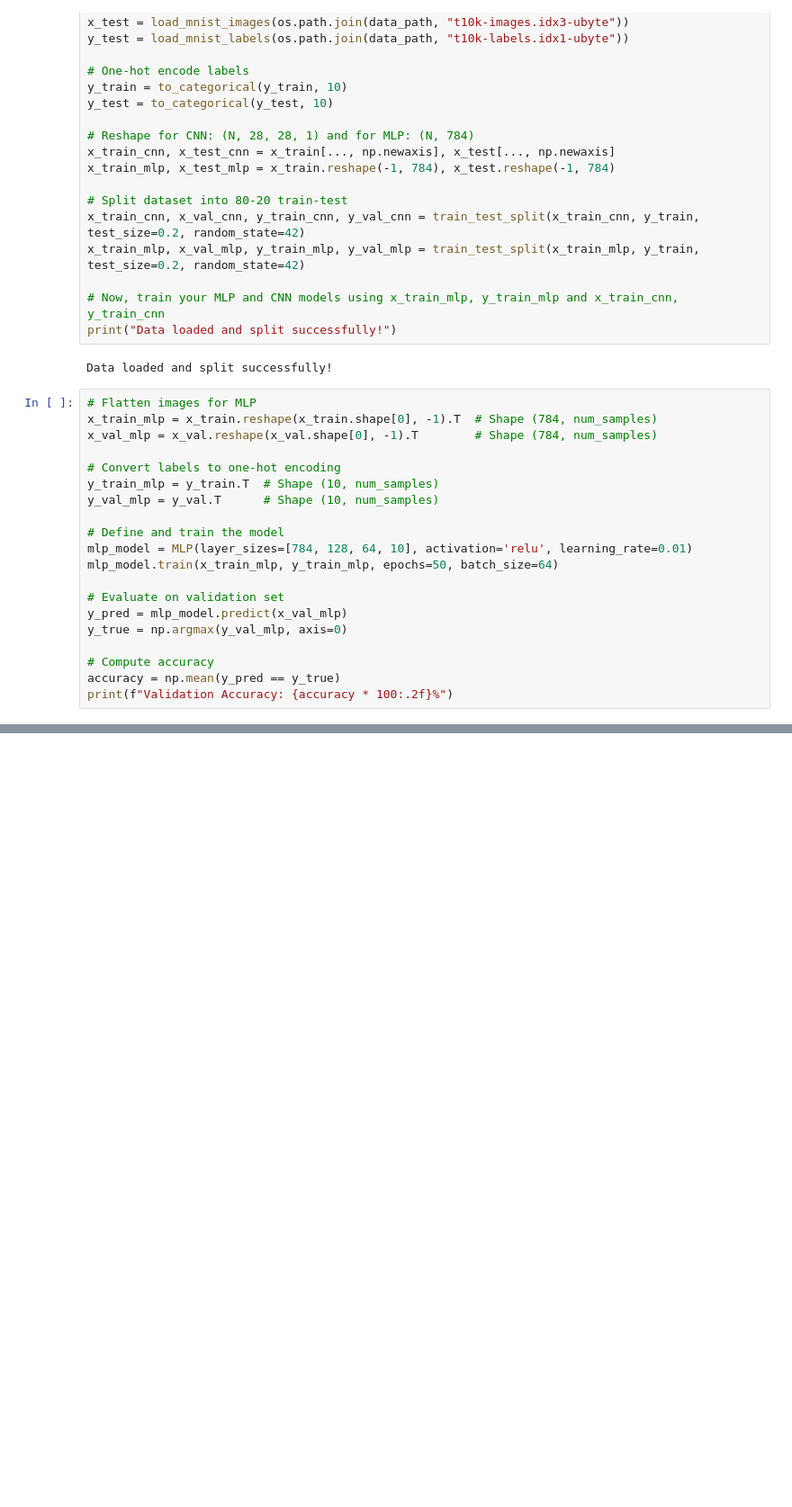
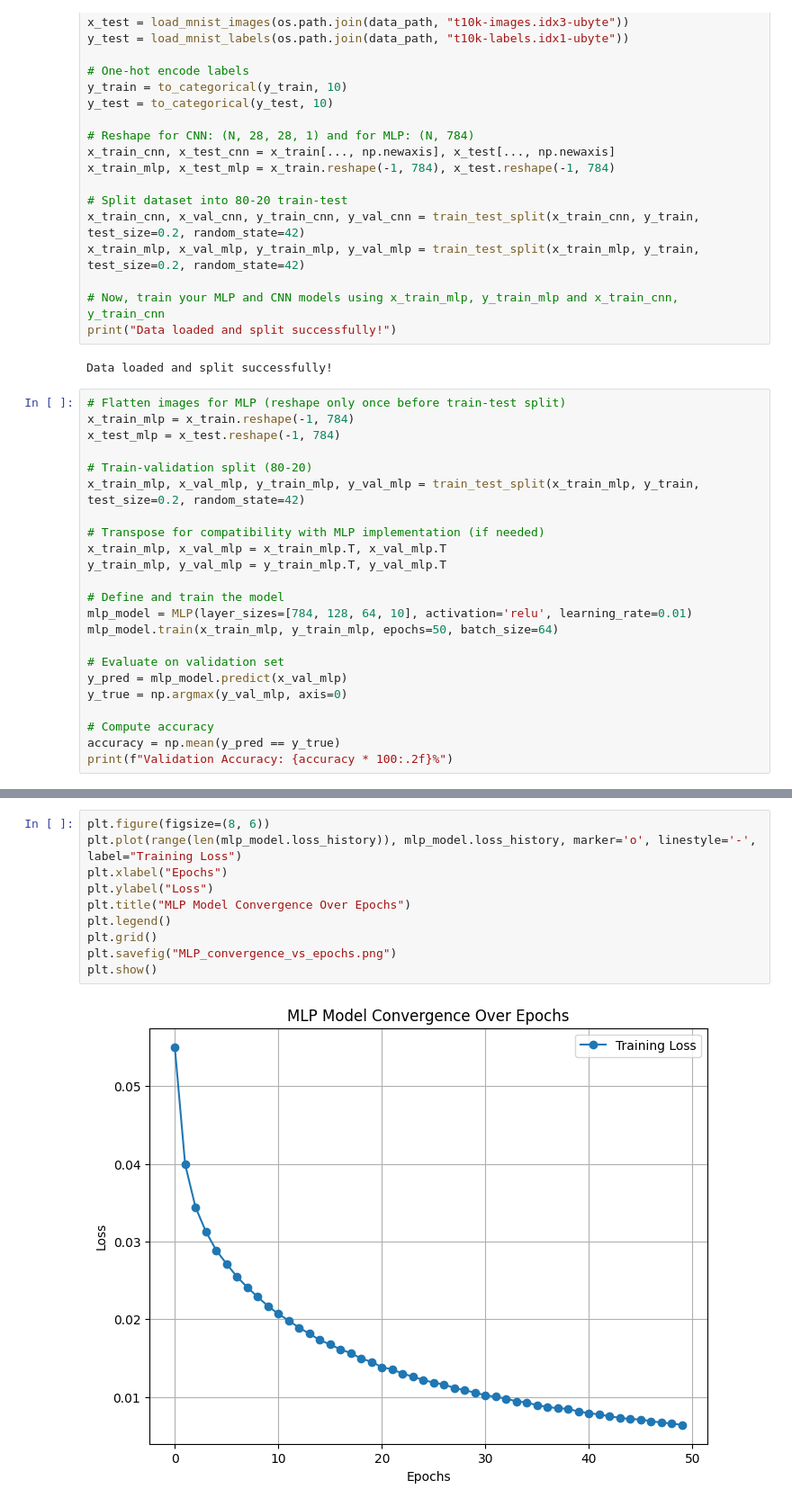
Before and after one commit to wcmelby/wcm_Phys129L_section, a Jupyter notebook: Section_9/Section9B.ipynb, the cells around one changed output, grey strips where cells are left out. Shown: that part at 90% size. Cells and saved outputs as stored; diff of their text form; blank space fills up the shorter version.

```diff
--- a/Section_9/Section9B.ipynb
+++ b/Section_9/Section9B.ipynb
@@ -555,13 +430,16 @@ print("Data loaded and split successfully!")
 # %% [output]
 Data loaded and split successfully!
 # %%
-# Flatten images for MLP
-x_train_mlp = x_train.reshape(x_train.shape[0], -1).T  # Shape (784, num_samples)
-x_val_mlp = x_val.reshape(x_val.shape[0], -1).T        # Shape (784, num_samples)
+# Flatten images for MLP (reshape only once before train-test split)
+x_train_mlp = x_train.reshape(-1, 784)
+x_test_mlp = x_test.reshape(-1, 784)
 
-# Convert labels to one-hot encoding
-y_train_mlp = y_train.T  # Shape (10, num_samples)
-y_val_mlp = y_val.T      # Shape (10, num_samples)
+# Train-validation split (80-20)
+x_train_mlp, x_val_mlp, y_train_mlp, y_val_mlp = train_test_split(x_train_mlp, y_train, test_size=0.2, random_state=42)
+
+# Transpose for compatibility with MLP implementation (if needed)
+x_train_mlp, x_val_mlp = x_train_mlp.T, x_val_mlp.T
+y_train_mlp, y_val_mlp = y_train_mlp.T, y_val_mlp.T
 
 # Define and train the model
 mlp_model = MLP(layer_sizes=[784, 128, 64, 10], activation='relu', learning_rate=0.01)
@@ -623,0 +513,12 @@ AxisError: axis 1 is out of bounds for array of dimension 1
+# %%
+plt.figure(figsize=(8, 6))
+plt.plot(range(len(mlp_model.loss_history)), mlp_model.loss_history, marker='o', linestyle='-', label="Training Loss")
+plt.xlabel("Epochs")
+plt.ylabel("Loss")
+plt.title("MLP Model Convergence Over Epochs")
+plt.legend()
+plt.grid()
+plt.savefig("MLP_convergence_vs_epochs.png")
+plt.show()
+# %% [output]
+[figure, added]
```
Also changed, not shown: parts of 16 cells of this notebook, 45 other files.
